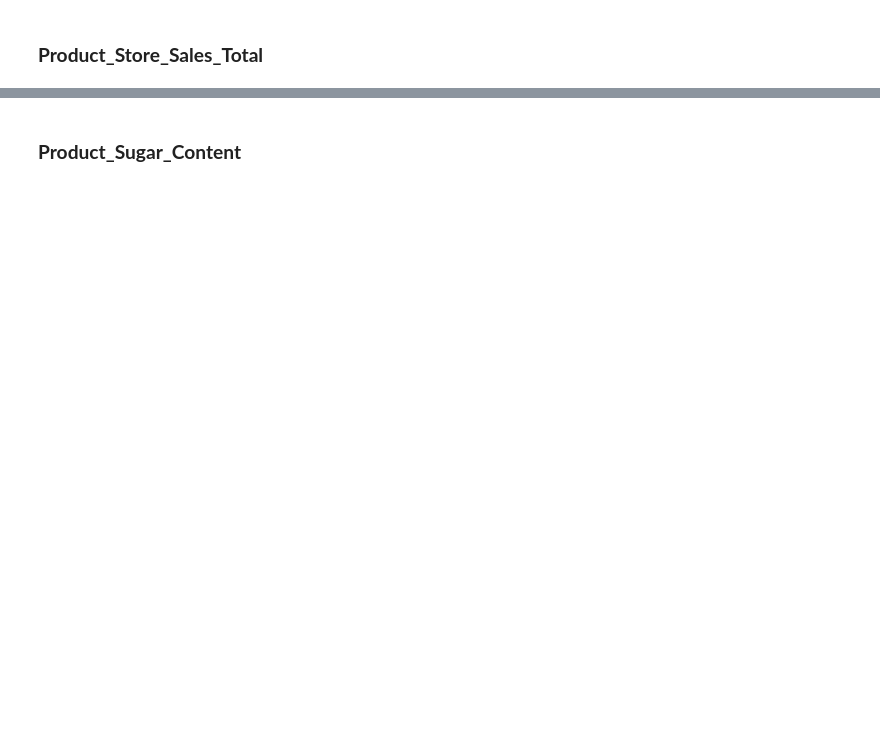
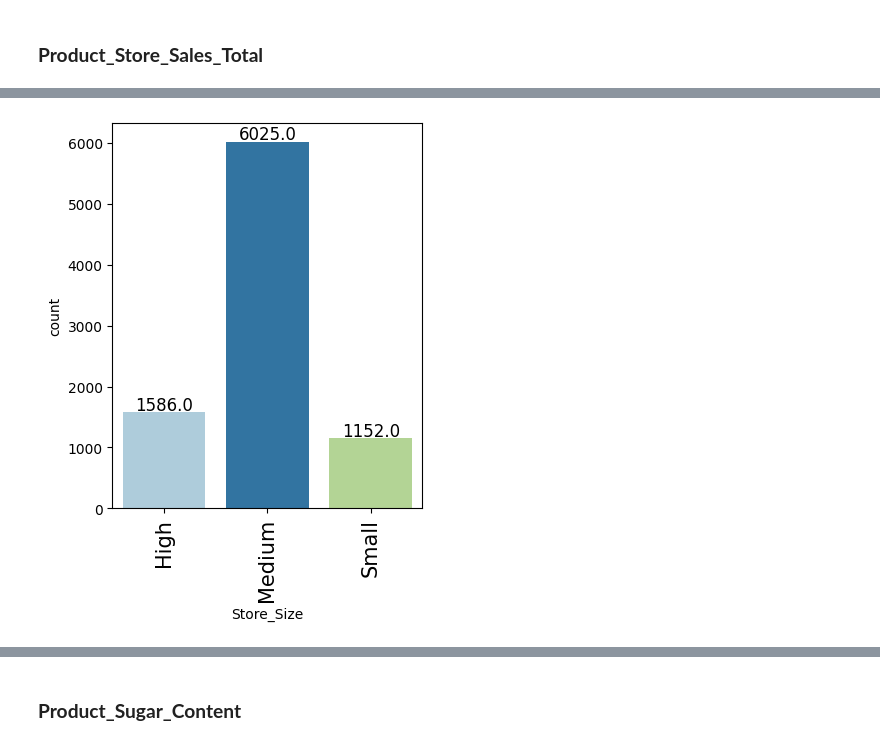
Before and after one commit to ajitbubu/new-speKart, a Jupyter notebook: Low_Code_SuperKart_Model_Deployment_Notebook.ipynb, the cells around one changed output, grey strips where cells are left out. Cells and saved outputs as stored; diff of their text form; code cells hidden in the pictures; blank space fills up the shorter version.

```diff
--- a/Low_Code_SuperKart_Model_Deployment_Notebook.ipynb
+++ b/Low_Code_SuperKart_Model_Deployment_Notebook.ipynb
@@ -259,3 +354,7 @@ def labeled_barplot(data, feature, perc=False, n=None):
         )  # annotate the percentage
 
     plt.show()  # show the plot
+# %%
+labeled_barplot(data, "Store_Size")
+# %% [output]
+[figure, added]
```
Also changed, not shown: parts of 71 cells of this notebook.
